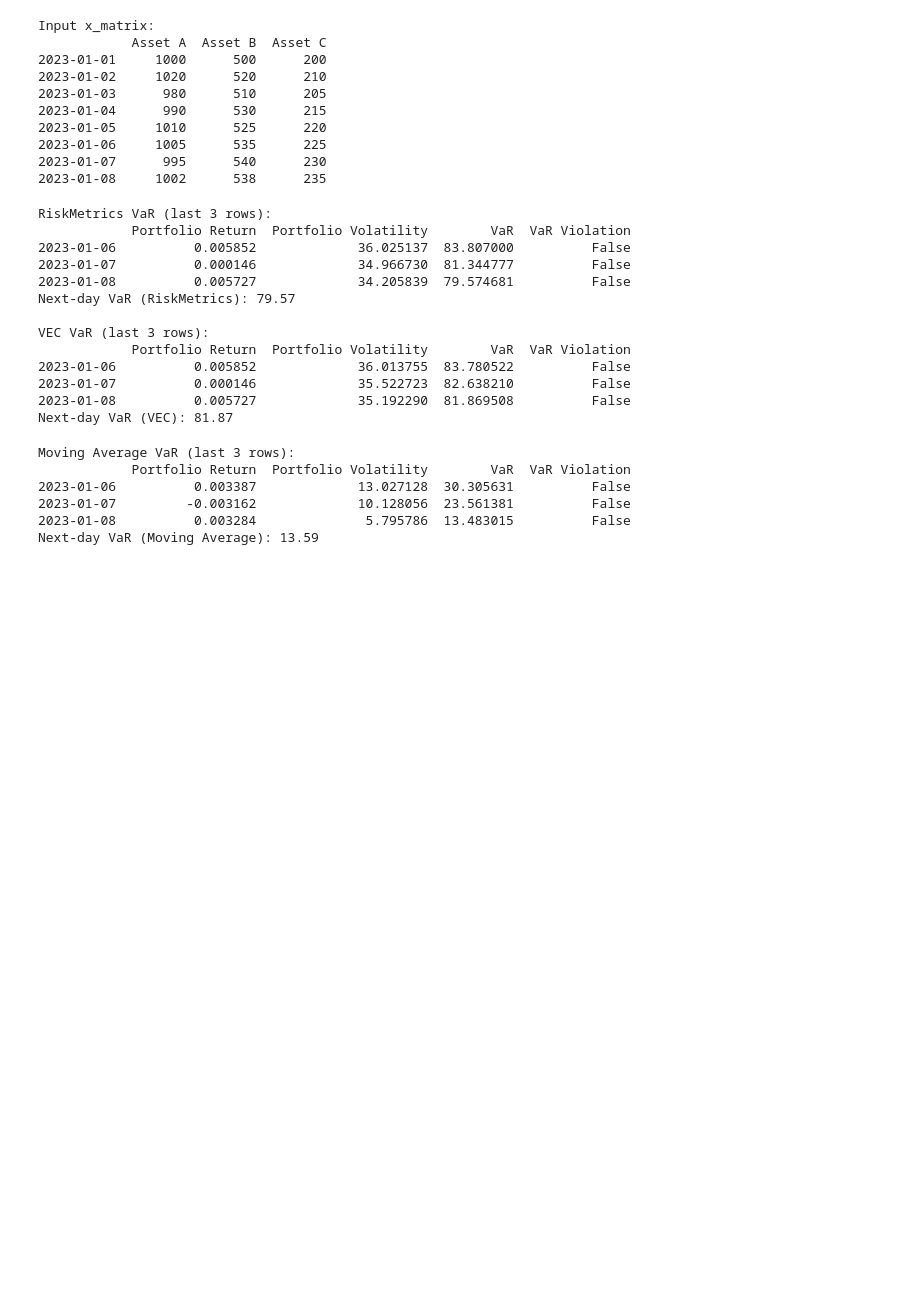
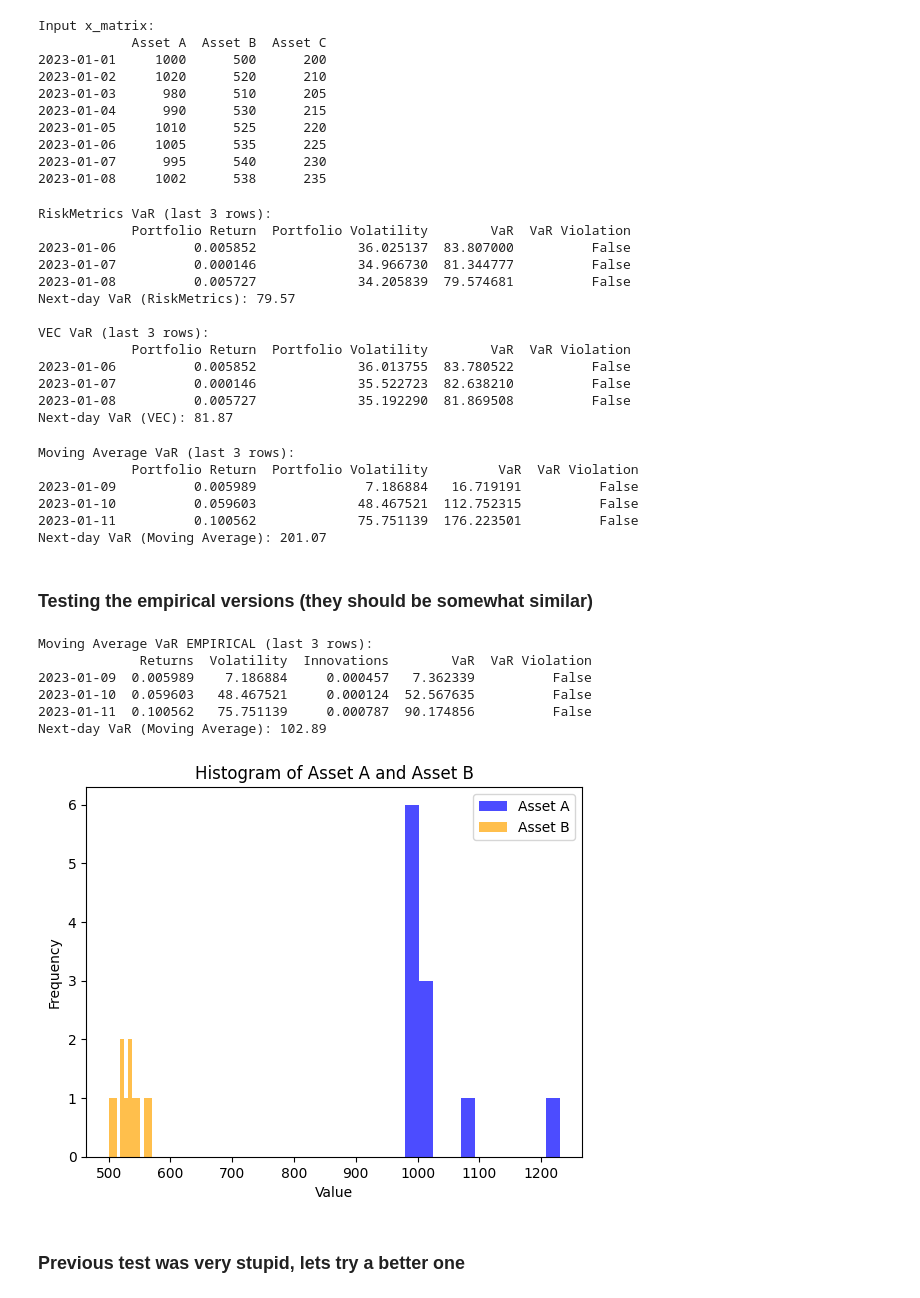
Before and after one commit to Alessandro-Dodon/pyvar, a Jupyter notebook: Functions/TestCorrelationsModels.ipynb, the cells around one changed output. Saved outputs shown, nothing was run; the diff lists cells and outputs as text; code cells hidden in the pictures; blank space fills up the shorter version.

```diff
--- a/Functions/TestCorrelationsModels.ipynb
+++ b/Functions/TestCorrelationsModels.ipynb
@@ -54,22 +58,54 @@ VEC VaR (last 3 rows):
 Next-day VaR (VEC): 81.87
 # %%
 # Sample data (8 periods, 2 assets)
-dates = pd.date_range(start="2023-01-01", periods=8, freq="D")
+dates = pd.date_range(start="2023-01-01", periods=11, freq="D")
 data = {
-    "Asset A": [1000, 1020, 980, 990, 1010, 1005, 995, 1002],
-    "Asset B": [500, 520, 510, 530, 525, 535, 540, 538]
+    "Asset A": [1000, 1020, 980, 990, 1010, 1005, 995, 1002, 999, 1080, 1230],
+    "Asset B": [500, 520, 510, 530, 525, 535, 540, 538, 550, 560, 570],
 }
 x_matrix = pd.DataFrame(data, index=dates)
 
 # Run Rolling MA VaR with window size 3
-ma_results, ma_next = CM.var_movingaverage(x_matrix, confidence_level=0.99, window_size=3)
+ma_results, ma_next = CM.var_movingaverage_param(x_matrix, confidence_level=0.99, window_size=3)
 print("\nMoving Average VaR (last 3 rows):")
 print(ma_results.tail(3))
 print("Next-day VaR (Moving Average):", round(ma_next, 2))
 # %% [output]
 Moving Average VaR (last 3 rows):
-            Portfolio Return  Portfolio Volatility        VaR  VaR Violation
-2023-01-06          0.003387             13.027128  30.305631          False
-2023-01-07         -0.003162             10.128056  23.561381          False
-2023-01-08          0.003284              5.795786  13.483015          False
-Next-day VaR (Moving Average): 13.59
+            Portfolio Return  Portfolio Volatility         VaR  VaR Violation
+2023-01-09          0.005989              7.186884   16.719191          False
+2023-01-10          0.059603             48.467521  112.752315          False
+2023-01-11          0.100562             75.751139  176.223501          False
+Next-day VaR (Moving Average): 201.07
+# %% [markdown]
+### Testing the empirical versions (they should be somewhat similar)
+# %%
+# Run Rolling MA (empirical) VaR with window size 3
+ma_results_new, ma_next_new = CM.var_movingaverage_empirical(x_matrix, confidence_level=0.99, window_size=3)
+print("\nMoving Average VaR EMPIRICAL (last 3 rows):")
+print(ma_results_new.tail(3))
+print("Next-day VaR (Moving Average):", round(ma_next_new, 2))
+# %% [output]
+Moving Average VaR EMPIRICAL (last 3 rows):
+             Returns  Volatility  Innovations        VaR  VaR Violation
+2023-01-09  0.005989    7.186884     0.000457   7.362339          False
+2023-01-10  0.059603   48.467521     0.000124  52.567635          False
+2023-01-11  0.100562   75.751139     0.000787  90.174856          False
+Next-day VaR (Moving Average): 102.89
+# %%
+# Plot histogram for Asset A
+x_matrix['Asset A'].plot.hist(bins=len(x_matrix['Asset A']), alpha=0.7, label='Asset A', color='blue')
+
+# Plot histogram for Asset B
+x_matrix['Asset B'].plot.hist(bins=len(x_matrix['Asset B']), alpha=0.7, label='Asset B', color='orange')
+
+# Add labels and legend
+plt.xlabel('Value')
+plt.ylabel('Frequency')
+plt.title('Histogram of Asset A and Asset B')
+plt.legend()
+plt.show()
+# %% [output]
+[figure, added]
+# %% [markdown]
+### Previous test was very stupid, lets try a better one
```
Also changed, not shown: parts of 14 cells of this notebook, 1 other file.
